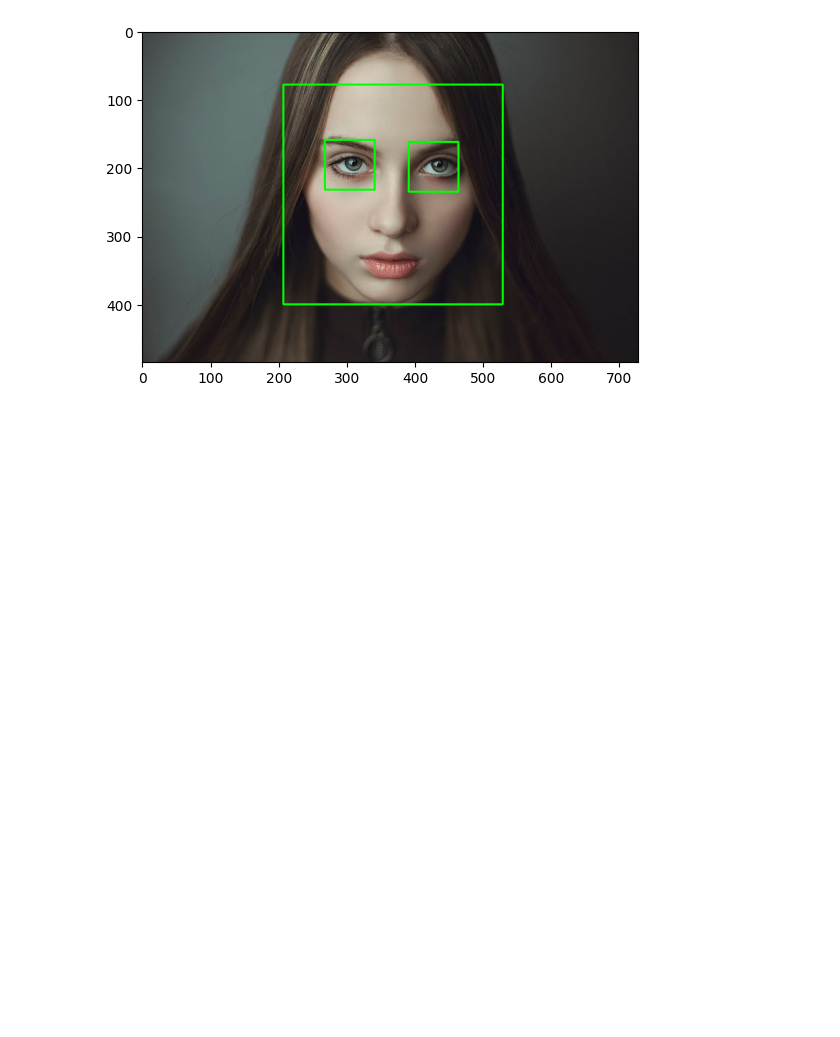
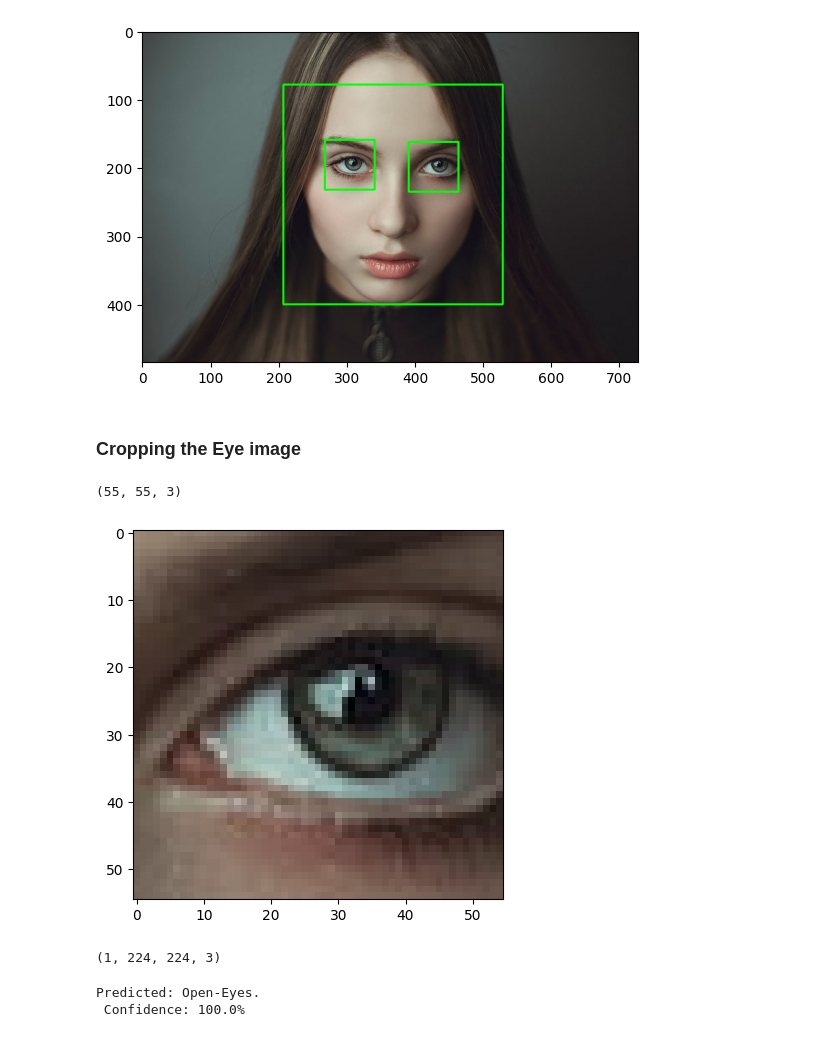
Before and after one commit to oussemamansouri/Real-Time-Drowsiness-Detection, a Jupyter notebook: training.ipynb, the cells around one changed output. Cells and saved outputs as stored; diff of their text form; code cells hidden in the pictures; blank space fills up the shorter version.

```diff
--- a/training.ipynb
+++ b/training.ipynb
@@ -382,3 +382,42 @@ plt.imshow(cv2.cvtColor(img,cv2.COLOR_BGR2RGB))
 # %% [output]
 <matplotlib.image.AxesImage at 0x...>
 [figure]
+# %% [markdown]
+### Cropping the Eye image
+# %%
+eye_cascade = cv2.CascadeClassifier(cv2.data.haarcascades +'haarcascade_eye.xml')
+gray = cv2.cvtColor(img,cv2.COLOR_BGR2GRAY)
+    #print(faceCascade.empty())
+eyes = eye_cascade.detectMultiScale(gray,1.1,4)
+for x,y,w,h in eyes:
+    roi_gray = gray[y:y+h,x:x+w]
+    roi_color = img[y:y+h,x:x+w]
+    eyess = eye_cascade.detectMultiScale(roi_gray)
+    if len(eyess) == 0:
+        print("eyes are not detected")
+    else:
+        for (ex,ey,ew,eh) in eyess:
+            eyes_roi = roi_color[ey:ey+eh, ex:ex+ew]
+
+plt.imshow(cv2.cvtColor(eyes_roi,cv2.COLOR_BGR2RGB))
+
+eyes_roi.shape
+# %% [output]
+(55, 55, 3)
+[figure, added]
+# %%
+final_image = cv2.resize(eyes_roi,(IMAGE_SIZE,IMAGE_SIZE))
+final_image = np.expand_dims(final_image,axis=0) ##need fourth dimension
+final_image = final_image/255.0
+
+final_image.shape
+# %% [output]
+(1, 224, 224, 3)
+# %%
+predictions = new_model.predict(final_image)
+predicted_class = class_names[np.argmax(predictions[0])]
+confidence = round(100 * (np.max(predictions[0])), 2)
+print(f"Predicted: {predicted_class}.\n Confidence: {confidence}%")
+# %% [output]
+Predicted: Open-Eyes.
+ Confidence: 100.0%
```
